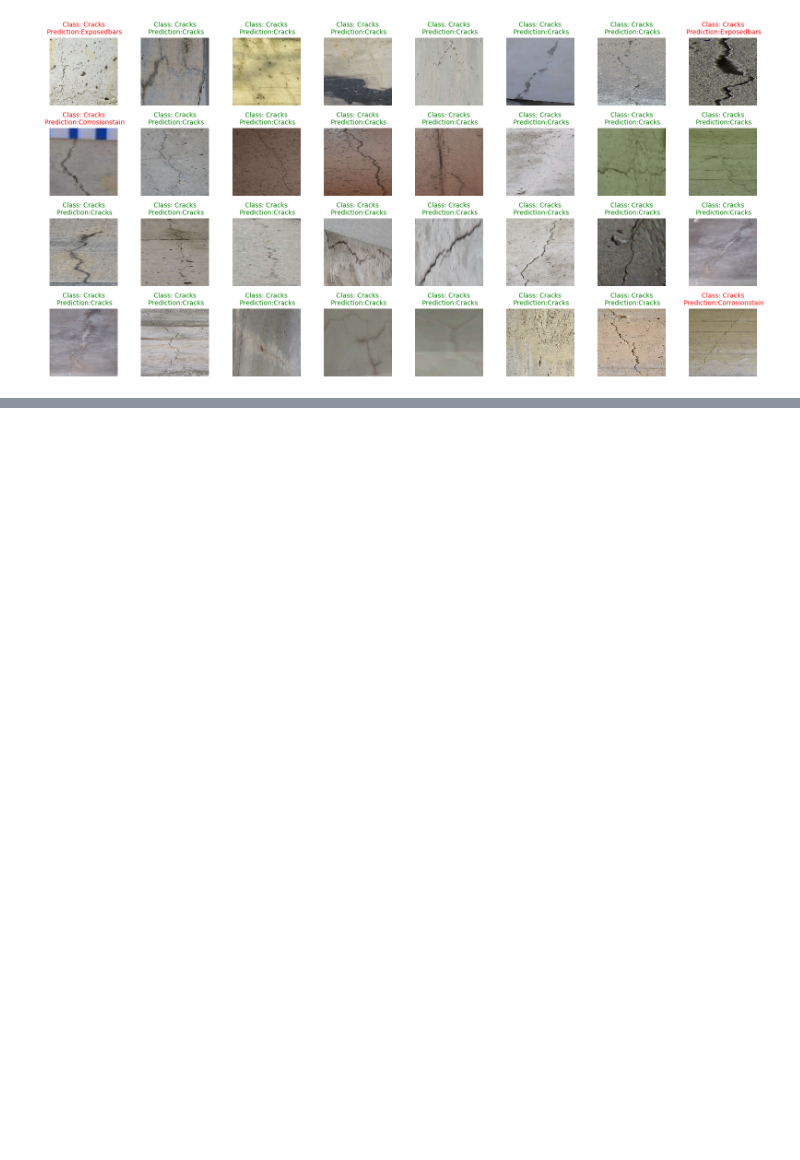
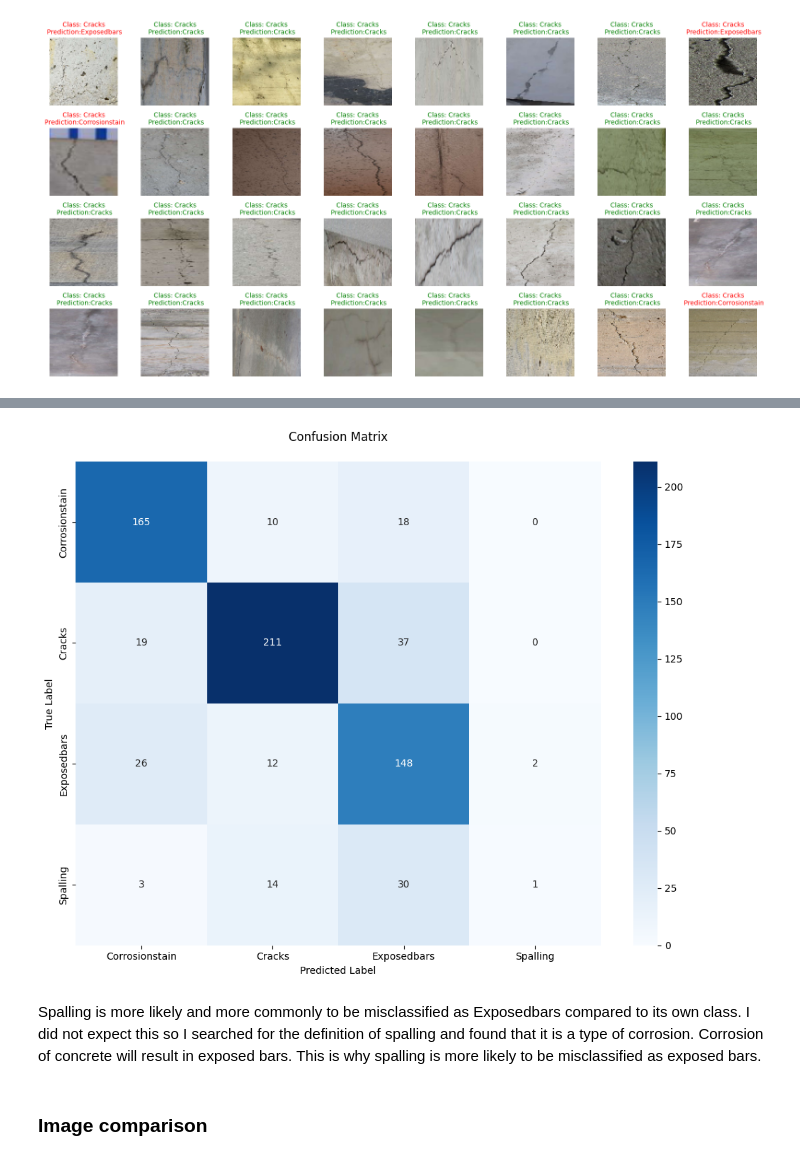
Before and after one commit to arborvitae-gg/bridge-inpsection-cnn-experiments, a Jupyter notebook: trial_1.ipynb, the cells around one changed output, grey strips where cells are left out. Drawn from its saved outputs; the diff is of its cells as text; code cells hidden in the pictures; blank space fills up the shorter version.

```diff
--- a/trial_1.ipynb
+++ b/trial_1.ipynb
@@ -279,0 +416,33 @@ plot_predictions(model, test_generator, CLASSES, num_images=32, grid_shape=(4, 8
+# %%
+def plot_class_correlation(y_true, y_pred, class_names):
+    """
+    Plots a confusion matrix for the given true and predicted labels.
+    Parameters:
+    - y_true: True labels
+    - y_pred: Predicted labels
+    - class_names: List of class names
+
+    Returns:
+    - None (displays the plot)
+    """
+    # Compute the confusion matrix
+    cm = confusion_matrix(y_true, y_pred, labels=class_names)
+
+    # Create a heatmap for the confusion matrix
+    plt.figure(figsize=(10, 8))
+    sns.heatmap(cm, annot=True, fmt='d', cmap='Blues',
+                xticklabels=class_names, yticklabels=class_names)
+
+    plt.title('Confusion Matrix\n')
+    plt.xlabel('Predicted Label')
+    plt.ylabel('True Label')
+    plt.tight_layout()
+    plt.show()
+# %%
+plot_class_correlation(eval_df['Damage Type'], eval_df['Prediction'], eval_df['Damage Type'].unique())
+# %% [output]
+[figure, added]
+# %% [markdown]
+Spalling is more likely and more commonly to be misclassified as Exposedbars compared to its own class. I did not expect this so I searched for the definition of spalling and found that it is a type of corrosion. Corrosion of concrete will result in exposed bars. This is why spalling is more likely to be misclassified as exposed bars.
+# %% [markdown]
+### Image comparison
```
Also changed, not shown: parts of 21 cells of this notebook.
